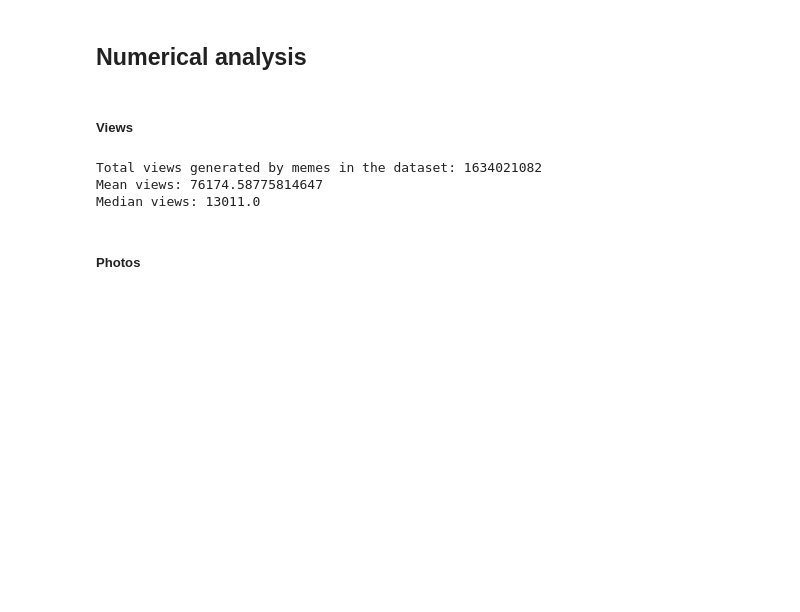
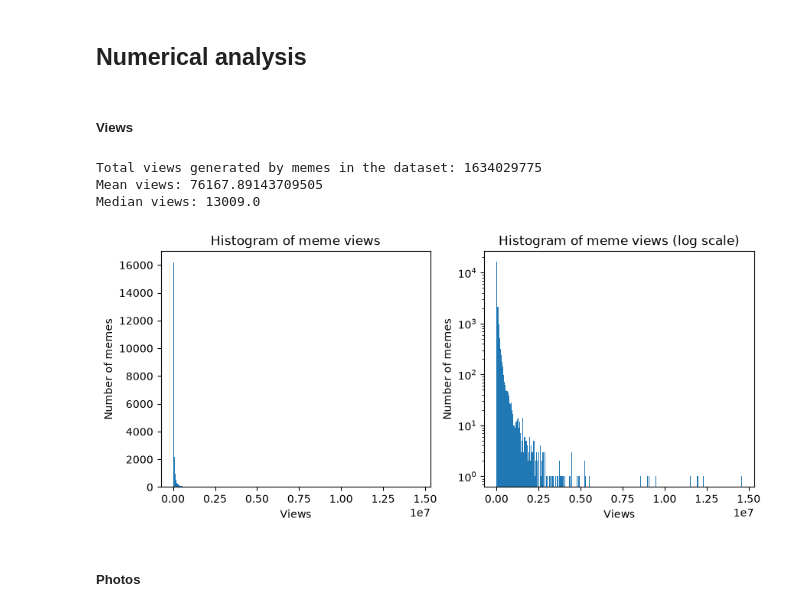
Before and after one commit to Gauss-PWr/meme-trends-analysis, a Jupyter notebook: main.ipynb, the cells around one changed output. Cells and saved outputs as stored; diff of their text form; code cells hidden in the pictures; blank space fills up the shorter version.

```diff
--- a/main.ipynb
+++ b/main.ipynb
@@ -29,9 +29,9 @@ Dataset size before dropping impossible entries: 21453
 Dataset size after dropping impossible entries: 21451
 # %% [markdown]
 Next, we make some changes to the dataset which will be needed later.
-# %%
-memes["datetime_added"] = memes["date_added"].copy() #only run this once
 # %%
-memes["time_added_local"] = pd.to_datetime(memes["datetime_added"].str[-14:-6], format="%H:%M:%S").dt.time
-memes["time_added_utc"] = pd.to_datetime(memes["datetime_added"], utc=True).dt.time
-memes["date_added"] = pd.to_datetime(memes["datetime_added"], utc=True).dt.date
+memes["time_added_local"] = pd.to_datetime(memes["date_added"].str[-14:-6], format="%H:%M:%S").dt.time
+memes["time_added_utc"] = pd.to_datetime(memes["date_added"], utc=True).dt.time
+memes["day_added"] = pd.to_datetime(memes["date_added"], utc=True).dt.date
+
+memes.info()
@@ -62,11 +60,26 @@ memory usage: 2.9+ MB
 # %%
 print(f"Total views generated by memes in the dataset: {memes["views"].sum()}")
 print(f"Mean views: {memes["views"].mean()}")
 print(f"Median views: {memes["views"].median()}")
+
+fig, ax = plt.subplots(ncols=2, figsize=(10,4))
+for i in range(2):
+    ax[i].set_xlabel("Views")
+    ax[i].set_ylabel("Number of memes")
+
+ax[0].hist(memes["views"], bins="auto")
+ax[0].set_title("Histogram of meme views")
+
+ax[1].hist(memes["views"], bins="auto")
+ax[1].set_yscale("log")
+ax[1].set_title("Histogram of meme views (log scale)")
+
+plt.show()
 # %% [output]
-Total views generated by memes in the dataset: 1634021082
-Mean views: 76174.58775814647
-Median views: 13011.0
+Total views generated by memes in the dataset: 1634029775
+Mean views: 76167.89143709505
+Median views: 13009.0
+[figure, added]
 # %% [markdown]
 <h5>Photos</h5>
 # %%
```
Also changed, not shown: parts of 16 cells of this notebook, 2 other files.
